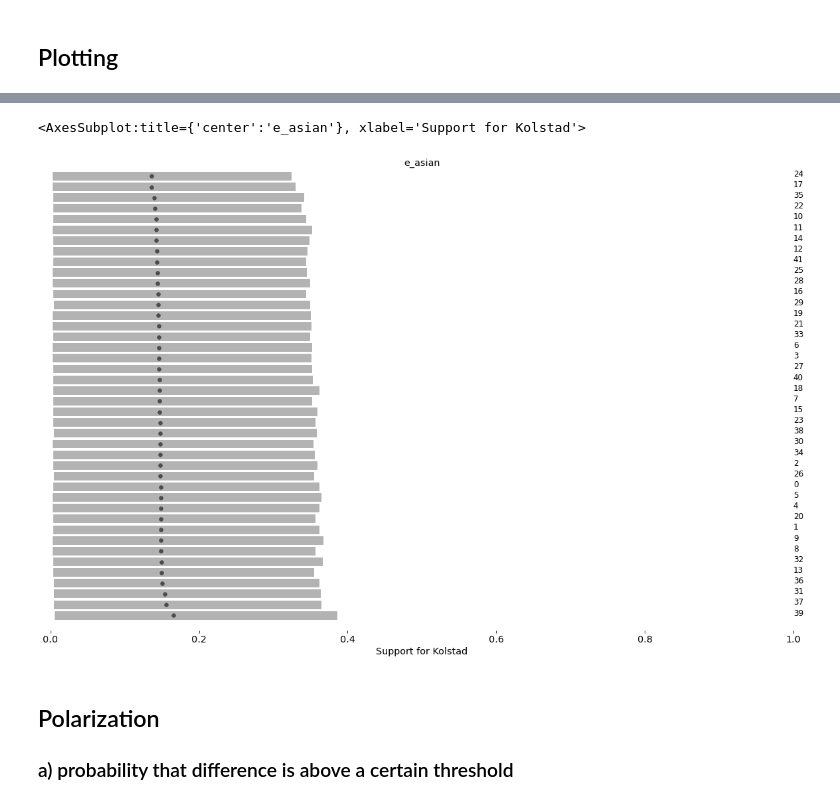
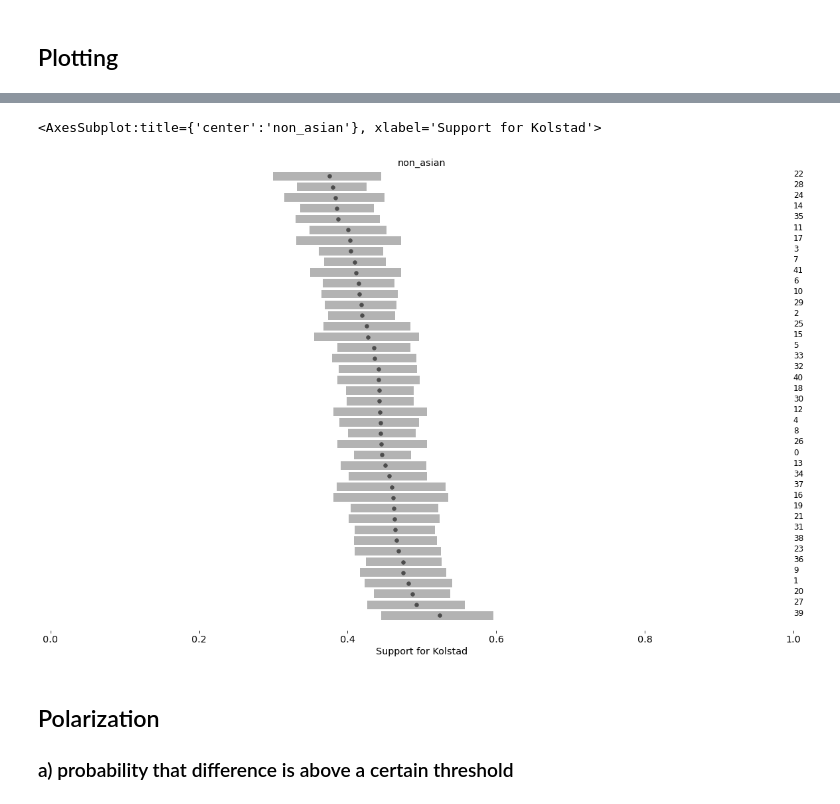
Before and after one commit to mggg/ecological-inference, a Jupyter notebook: pyei/examples/santa_clara_demo_r_by_c.ipynb, the cells around one changed output, grey strips where cells are left out. Cells and saved outputs as stored; diff of their text form; code cells hidden in the pictures.

```diff
--- a/pyei/examples/santa_clara_demo_r_by_c.ipynb
+++ b/pyei/examples/santa_clara_demo_r_by_c.ipynb
@@ -96,8 +94,8 @@ ei.plot_kdes(plot_by="group")
 # %%
-ei.plot_intervals_by_precinct('e_asian', 'Kolstad') # 95% credible intervals by precinct
+ei.plot_intervals_by_precinct('non_asian', 'Kolstad') # 95% credible intervals by precinct
 # %% [output]
-<AxesSubplot:title={'center':'e_asian'}, xlabel='Support for Kolstad'>
+<AxesSubplot:title={'center':'non_asian'}, xlabel='Support for Kolstad'>
-[figure, old version]
+[figure, new version]
 # %% [markdown]
 ## Polarization
 ### a) probability that difference is above a certain threshold
```
Also changed, not shown: parts of 19 cells of this notebook, 1 other file.
